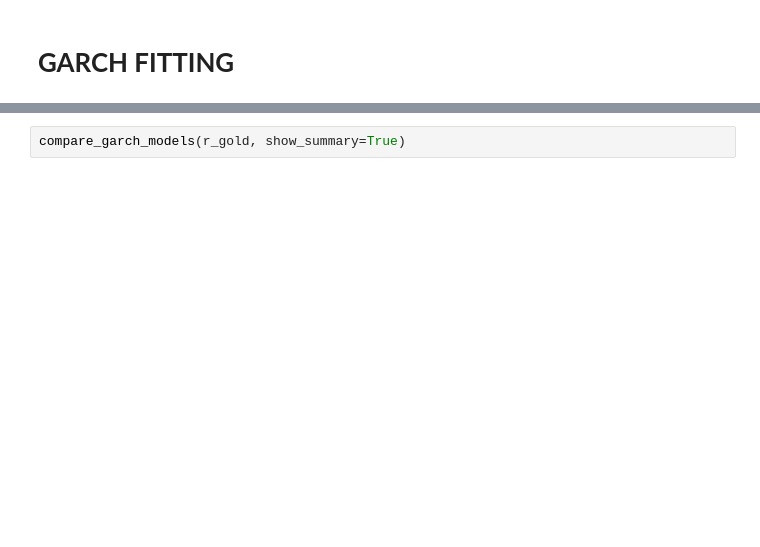
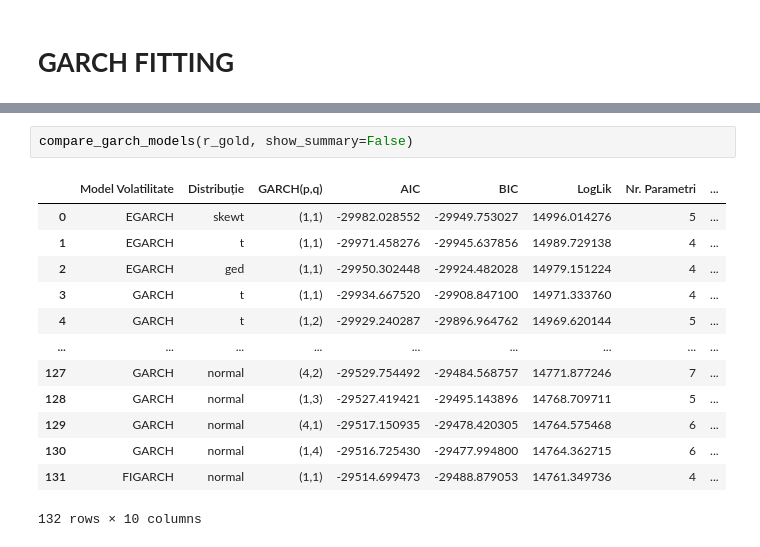
Before and after one commit to BogdanT54/Economic-Cycles-and-Market-Returns, a Jupyter notebook: Analiza_Active_Licenta.ipynb, the cells around one changed output, grey strips where cells are left out. Drawn from its saved outputs; the diff is of its cells as text; blank space fills up the shorter version.

```diff
--- a/Analiza_Active_Licenta.ipynb
+++ b/Analiza_Active_Licenta.ipynb
@@ -652,3 +1173,17 @@ compare_garch_models(r_bitcoin, show_summary=True)
 # %%
-compare_garch_models(r_gold, show_summary=True)
+compare_garch_models(r_gold, show_summary=False)
+# %% [output]
+|  | Model Volatilitate | Distribuție | GARCH(p,q) | AIC | BIC | LogLik | Nr. Parametri | ... |
+| 0 | EGARCH | skewt | (1,1) | -29982.028552 | -29949.753027 | 14996.014276 | 5 | ... |
+| 1 | EGARCH | t | (1,1) | -29971.458276 | -29945.637856 | 14989.729138 | 4 | ... |
+| 2 | EGARCH | ged | (1,1) | -29950.302448 | -29924.482028 | 14979.151224 | 4 | ... |
+| 3 | GARCH | t | (1,1) | -29934.667520 | -29908.847100 | 14971.333760 | 4 | ... |
+| 4 | GARCH | t | (1,2) | -29929.240287 | -29896.964762 | 14969.620144 | 5 | ... |
+| ... | ... | ... | ... | ... | ... | ... | ... | ... |
+| 127 | GARCH | normal | (4,2) | -29529.754492 | -29484.568757 | 14771.877246 | 7 | ... |
+| 128 | GARCH | normal | (1,3) | -29527.419421 | -29495.143896 | 14768.709711 | 5 | ... |
+| 129 | GARCH | normal | (4,1) | -29517.150935 | -29478.420305 | 14764.575468 | 6 | ... |
+| 130 | GARCH | normal | (1,4) | -29516.725430 | -29477.994800 | 14764.362715 | 6 | ... |
+| 131 | FIGARCH | normal | (1,1) | -29514.699473 | -29488.879053 | 14761.349736 | 4 | ... |
+132 rows × 10 columns
 # %%
```
Also changed, not shown: parts of 45 cells of this notebook.
